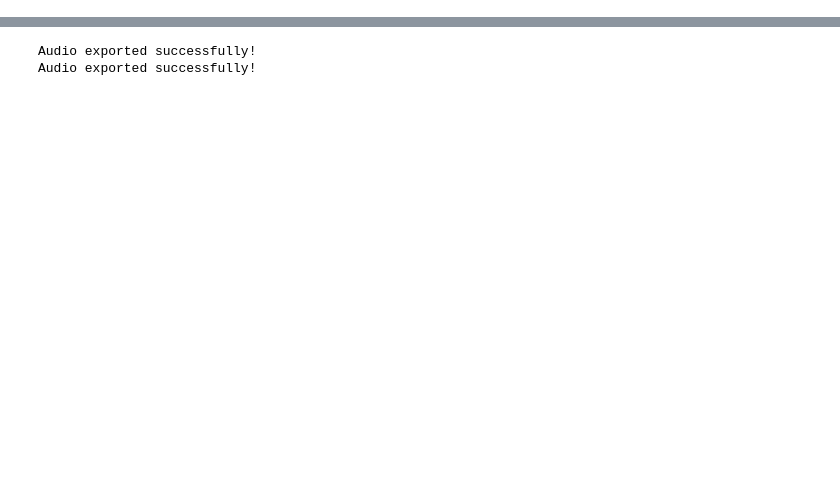
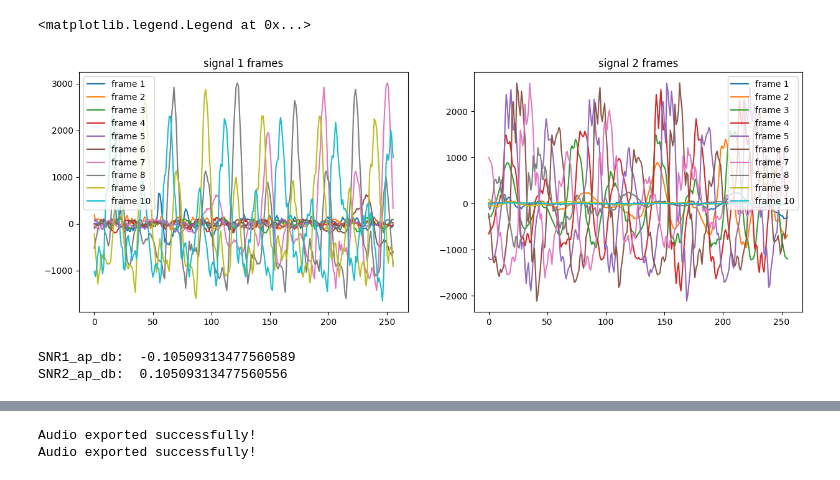
Before and after one commit to wissemmtiri/SpeechEnhancement, a Jupyter notebook: framesStructured.ipynb, the cells around one changed output, grey strips where cells are left out. Drawn from its saved outputs; the diff is of its cells as text; code cells hidden in the pictures; blank space fills up the shorter version.

```diff
--- a/framesStructured.ipynb
+++ b/framesStructured.ipynb
@@ -66,3 +94,19 @@ wopt2_frames = np.zeros((n_frames, P))
+# %%
+plt.figure(figsize=(15, 5))
+plt.subplot(1, 2, 1)
+for i in range(10):
+    plt.plot(signal1_frames[i])
+plt.title("signal 1 frames")
+plt.legend(['frame '+str(i + 1) for i in range(10)])
+
+plt.subplot(1, 2, 2)
+for i in range(10):
+    plt.plot(signal2_frames[i])
+plt.title("signal 2 frames")
+plt.legend(['frame '+str(i + 1) for i in range(10)])
+# %% [output]
+<matplotlib.legend.Legend at 0x...>
+[figure, added]
 # %%
 for i in range(n_frames):
     frame1 = signal1_frames[i]
@@ -89,0 +136,6 @@ for i in range(n_frames):
+# %%
+print('SNR1_ap_db: ', SNR1_ap_db)
+print('SNR2_ap_db: ', SNR2_ap_db)
+# %% [output]
+SNR1_ap_db:  -0.10509313477560589
+SNR2_ap_db:  0.10509313477560556
```
Also changed, not shown: parts of 14 cells of this notebook, 2 other files.
